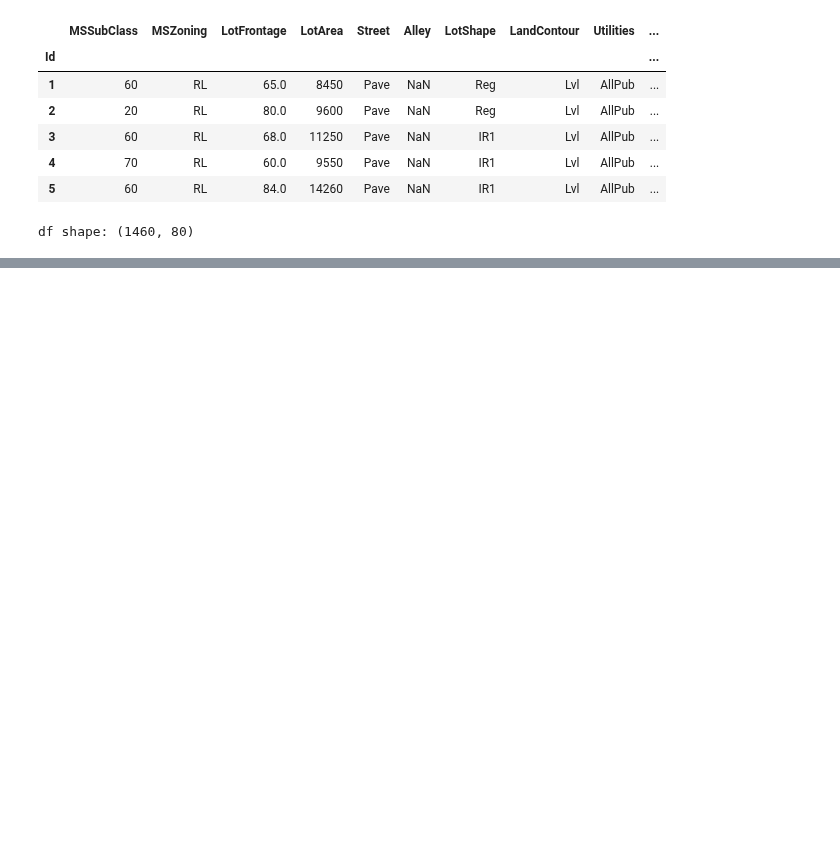
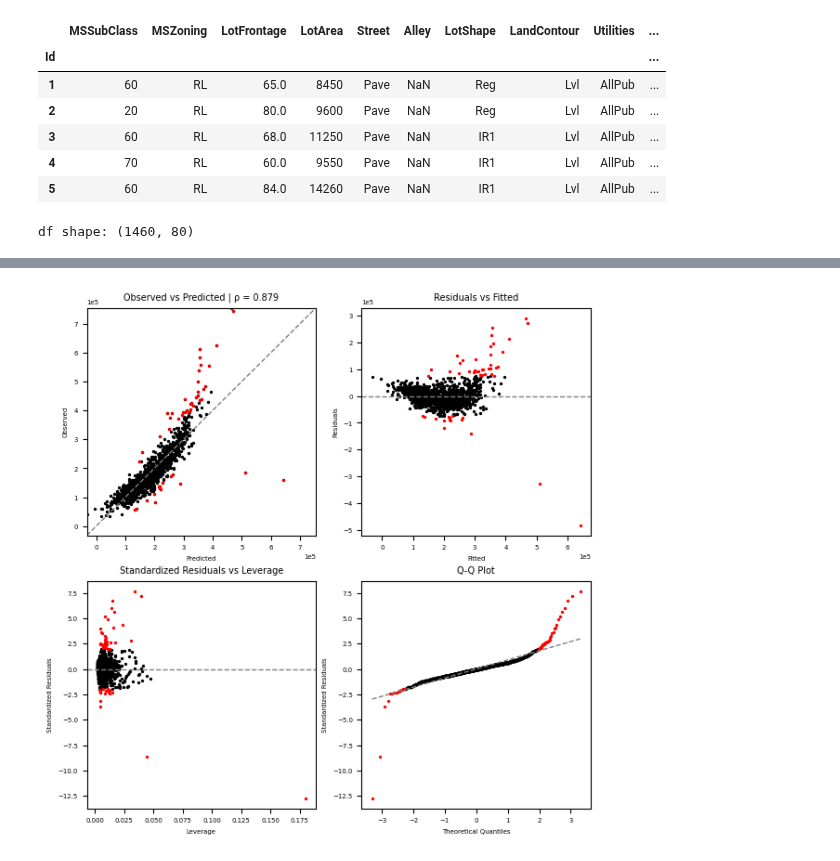
Before and after one commit to ajy25/TabularMagic, a Jupyter notebook: demo/test.ipynb, the cells around one changed output, grey strips where cells are left out. Cells and saved outputs as stored; diff of their text form; code cells hidden in the pictures; blank space fills up the shorter version.

```diff
--- a/demo/test.ipynb
+++ b/demo/test.ipynb
@@ -82,0 +138,4 @@ tm.head()
+# %%
+tm.lm(y_var='SalePrice').train().plot_diagnostics(show_outliers=True)
+# %% [output]
+[figure, added]
```
Also changed, not shown: parts of 10 cells of this notebook, 49 other files.
